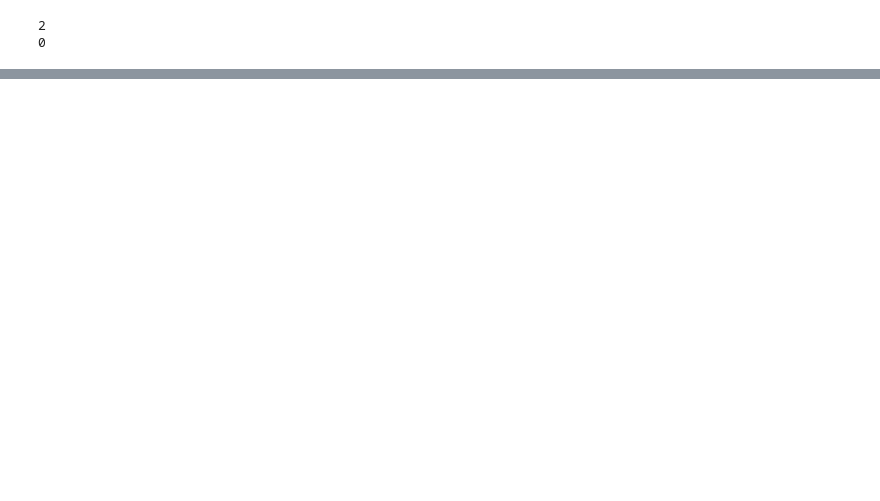
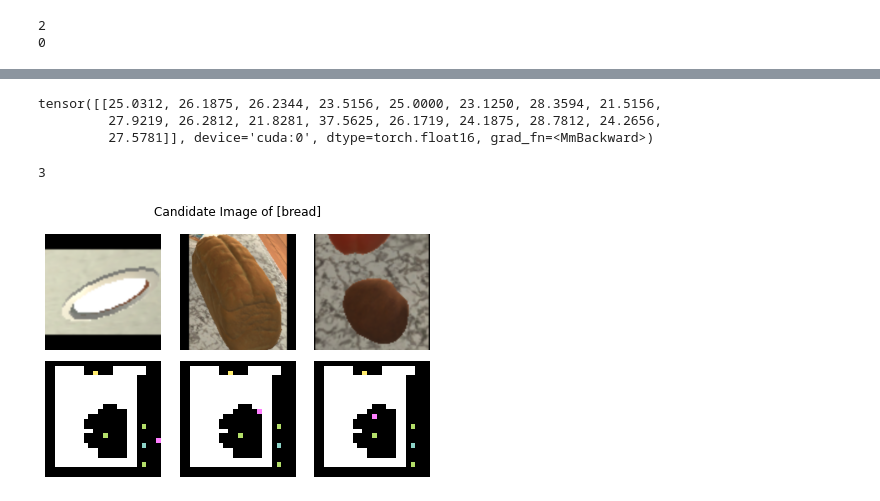
Before and after one commit to jeongeun980906/Zeroshot-Active-VIsual-Search, a Jupyter notebook: Detection.ipynb, the cells around one changed output, grey strips where cells are left out. Drawn from its saved outputs; the diff is of its cells as text; code cells hidden in the pictures; blank space fills up the shorter version.

```diff
--- a/Detection.ipynb
+++ b/Detection.ipynb
@@ -241,0 +293,23 @@ RuntimeError: CUDA out of memory. Tried to allocate 236.00 MiB (GPU 1; 23.70 GiB
+# %%
+dis = torch.matmul(text_features,image_features.T)
+dis
+# %% [output]
+tensor([[25.0312, 26.1875, 26.2344, 23.5156, 25.0000, 23.1250, 28.3594, 21.5156,
+         27.9219, 26.2812, 21.8281, 37.5625, 26.1719, 24.1875, 28.7812, 24.2656,
+         27.5781]], device='cuda:0', dtype=torch.float16, grad_fn=<MmBackward>)
+# %%
+thres = 28
+index = torch.where(dis>thres)[1]
+
+show_patch = vis_patches[index.cpu().numpy()]
+candidate_box = pred_boxes[index]
+# %%
+def to_rad(th):
+    return th*math.pi / 180
+
+width = 800
+height = 800
+fov = 90
+# camera intrinsics
+focal_length = 0.5 * width / math.tan(to_rad(fov/2))
+fx, fy, cx, cy = (focal_length, focal_length, width/2, height/2)
@@ -241,0 +342,29 @@ RuntimeError: CUDA out of memory. Tried to allocate 236.00 MiB (GPU 1; 23.70 GiB
+# %%
+# plt.figure(figsize=(5,5))
+plt.suptitle("Candidate Image of [{}]".format(new_query_object_name))
+print(len(show_patch))
+for e,sp in enumerate(show_patch):
+    candidate_box_numpy = candidate_box.tensor.cpu().numpy()[e]
+    center = [(candidate_box_numpy[0]+candidate_box_numpy[2])/2,(candidate_box_numpy[1]+candidate_box_numpy[3])/2]
+    DEPTH = controller.last_event.depth_frame
+    COLOR = controller.last_event.frame.astype(np.uint8)
+    new = object_coord(DEPTH,COLOR,controller.last_event.metadata['agent']['position'],controller.last_event.metadata['agent']['rotation'])
+    new_grid = sm.xyz2grid(new)
+    plt.subplot(2,len(show_patch),e+1)
+    plt.imshow(sp)
+    plt.axis('off')
+
+    plt.subplot(2,len(show_patch),e+len(show_patch)+1)
+    temp = sm.grid_map.copy()
+    temp[new_grid[0],new_grid[1],:] = [1,0.5,1]
+    temp = np.rot90(temp)
+    plt.imshow(temp)
+    plt.axis('off')
+    plt.tight_layout()
+plt.show()
+
+
+candidate_depth = DEPTH[int(center[0]),int(center[1])]
+# %% [output]
+3
+[figure, added]
```
Also changed, not shown: parts of 23 cells of this notebook, 6 other files.
